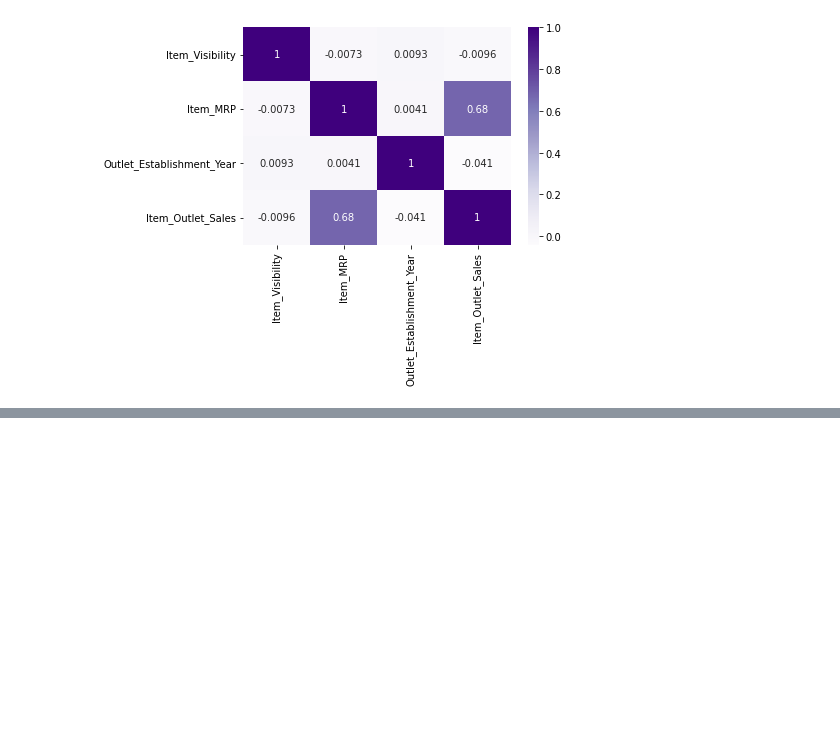
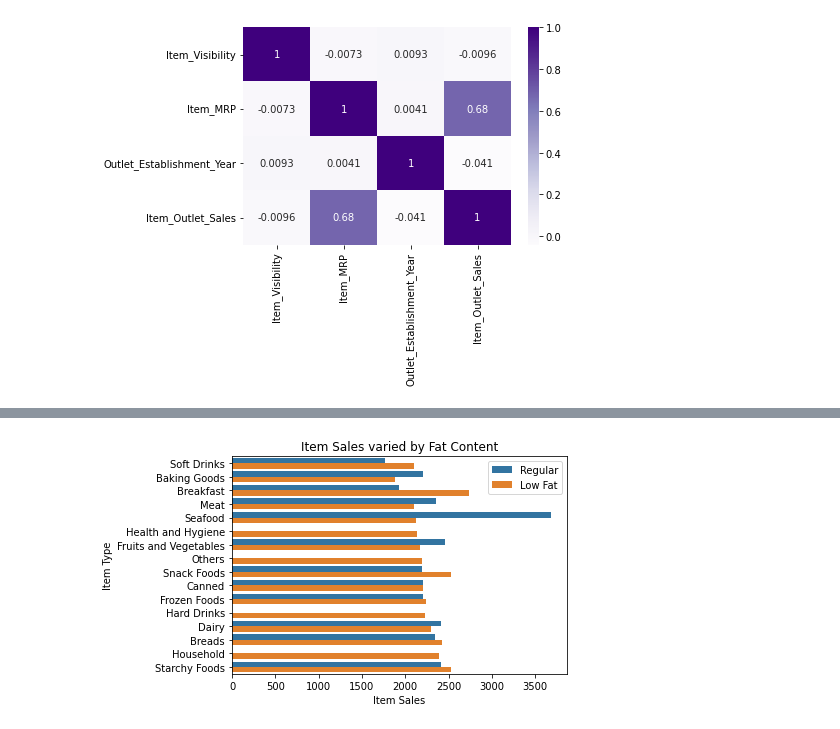
Before and after one commit to SarahJane86/food-sales-predictions, a Jupyter notebook: FoodSales(PROJECT).ipynb, the cells around one changed output, grey strips where cells are left out. Saved outputs shown, nothing was run; the diff lists cells and outputs as text; code cells hidden in the pictures; blank space fills up the shorter version.

```diff
--- a/FoodSales(PROJECT).ipynb
+++ b/FoodSales(PROJECT).ipynb
@@ -289,0 +333,13 @@ sns.heatmap(corr, cmap ='Purples', annot = True) ##Heatmap of the correlation be
+# %%
+prod_type = df.groupby(['Item_Type', 'Item_Fat_Content']).mean().reset_index()
+prod_type = prod_type.sort_values(by='Item_Outlet_Sales')
+sns.barplot(data=prod_type, x='Item_Outlet_Sales', y='Item_Type', hue='Item_Fat_Content')
+plt.title('Item Sales varied by Fat Content')
+plt.ylabel('Item Type')
+plt.xlabel('Item Sales')
+
+plt.legend(bbox_to_anchor=(1, 1))
+plt.show()
+## Visualization 3
+# %% [output]
+[figure, added]
```
Also changed, not shown: parts of 4 cells of this notebook.
